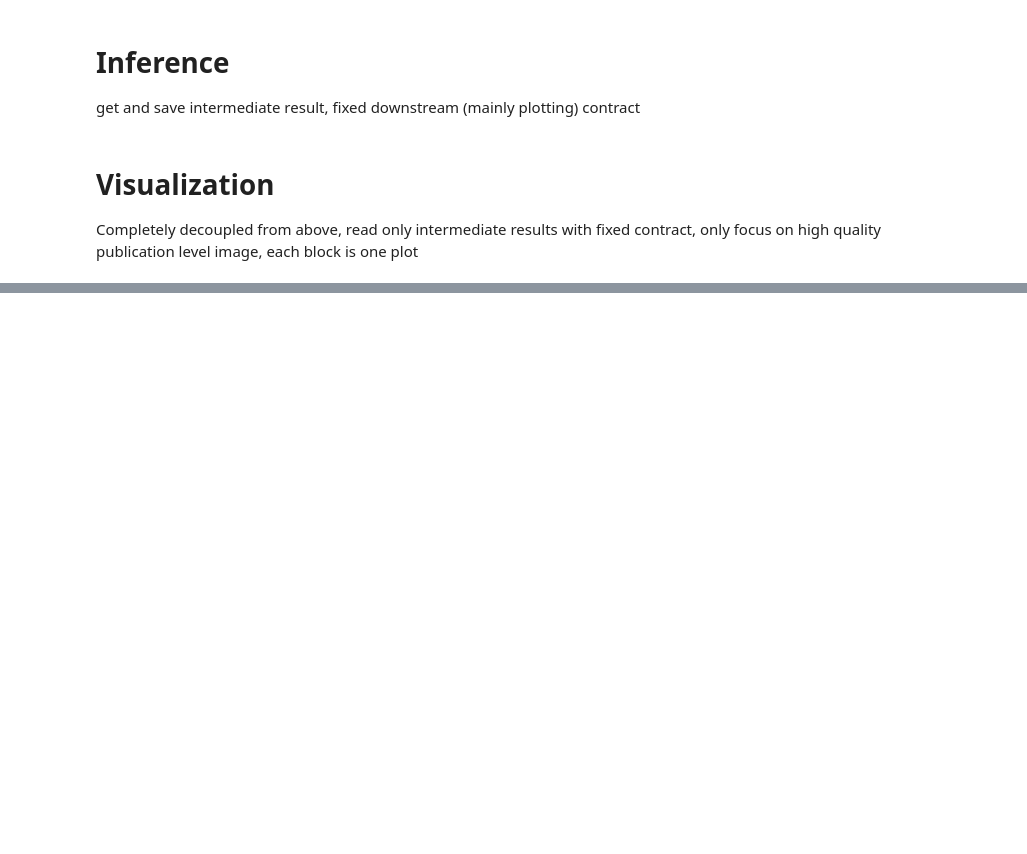
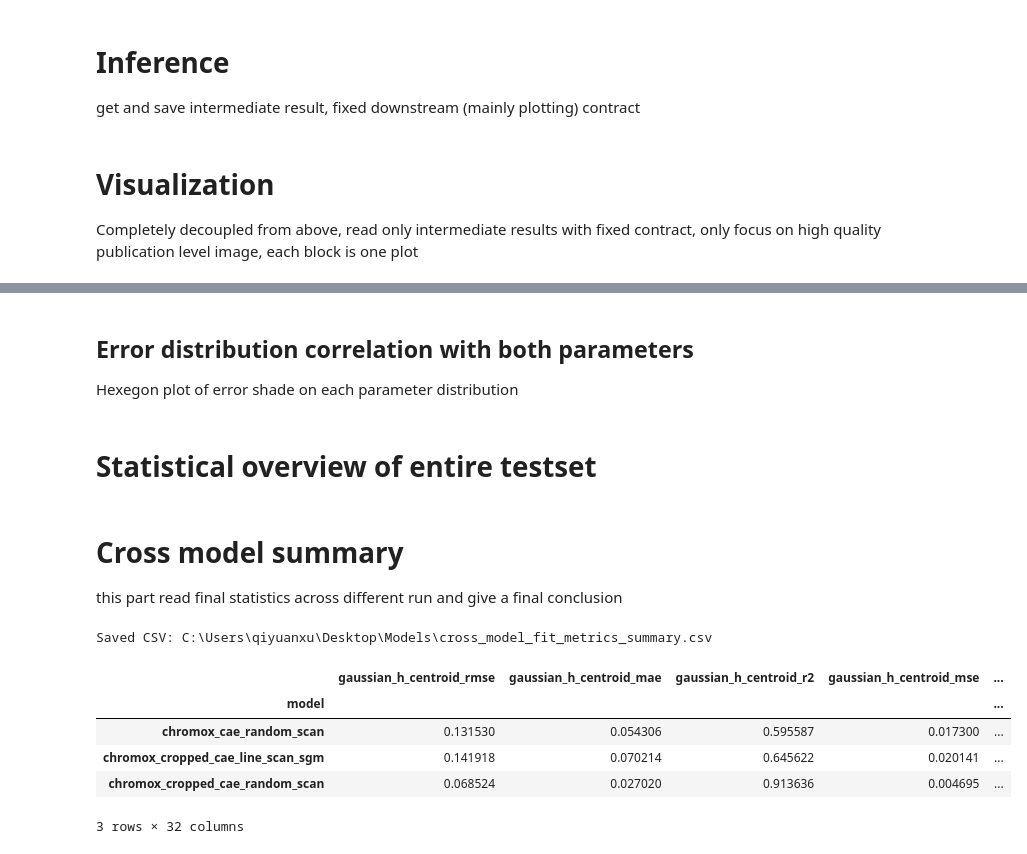
Before and after one commit to Andrew-XQY/fiber-image-reconstruction, a Jupyter notebook: notebooks/evaluation.ipynb, the cells around one changed output, grey strips where cells are left out. Cells and saved outputs as stored; diff of their text form; code cells hidden in the pictures; blank space fills up the shorter version.

```diff
--- a/notebooks/evaluation.ipynb
+++ b/notebooks/evaluation.ipynb
@@ -107,0 +523,3 @@ Completely decoupled from above, read only intermediate results with fixed contr
+# %% [markdown]
+## Error distribution correlation with both parameters
+Hexegon plot of error shade on each parameter distribution
@@ -107,0 +658,2 @@ Completely decoupled from above, read only intermediate results with fixed contr
+# %% [markdown]
+# Statistical overview of entire testset
@@ -107,0 +721,50 @@ Completely decoupled from above, read only intermediate results with fixed contr
+# %% [markdown]
+# Cross model summary
+this part read final statistics across different run and give a final conclusion
+# %%
+from pathlib import Path
+import json
+import pandas as pd
+from xflow.utils.io import scan_files
+
+def collect_fit_metrics(
+    root_dir,
+    save_csv=True,
+    csv_name="cross_model_fit_metrics_summary.csv",
+):
+    root_dir = Path(root_dir)
+
+    all_json = scan_files(root_dir, extensions=".json", return_type="path", recursive=True)
+    metric_files = [Path(p) for p in all_json if Path(p).name == "_fit_metrics.json"]
+
+    rows = []
+    for fp in metric_files:
+        with open(fp, "r", encoding="utf-8") as f:
+            row = json.load(f)  # assumes same keys across all files
+        row["model"] = fp.parent.parent.name  # .../<model>/inference/_fit_metrics.json
+        rows.append(row)
+
+    if not rows:
+        return pd.DataFrame()
+
+    df = pd.DataFrame(rows).set_index("model").sort_index()
+
+    if save_csv:
+        out_csv = root_dir / csv_name
+        df.to_csv(out_csv, index=True)
+        print(f"Saved CSV: {out_csv}")
+
+    return df
+
+# usage
+root_dir = dirs["models"]["root"]
+df = collect_fit_metrics(root_dir)
+df
+# %% [output]
+Saved CSV: C:\Users\qiyuanxu\Desktop\Models\cross_model_fit_metrics_summary.csv
+|  | gaussian_h_centroid_rmse | gaussian_h_centroid_mae | gaussian_h_centroid_r2 | gaussian_h_centroid_mse | ... |
+| model |  |  |  |  | ... |
+| chromox_cae_random_scan | 0.131530 | 0.054306 | 0.595587 | 0.017300 | ... |
+| chromox_cropped_cae_line_scan_sgm | 0.141918 | 0.070214 | 0.645622 | 0.020141 | ... |
+| chromox_cropped_cae_random_scan | 0.068524 | 0.027020 | 0.913636 | 0.004695 | ... |
+3 rows × 32 columns
```
Also changed, not shown: parts of 9 cells of this notebook, 3 other files.
